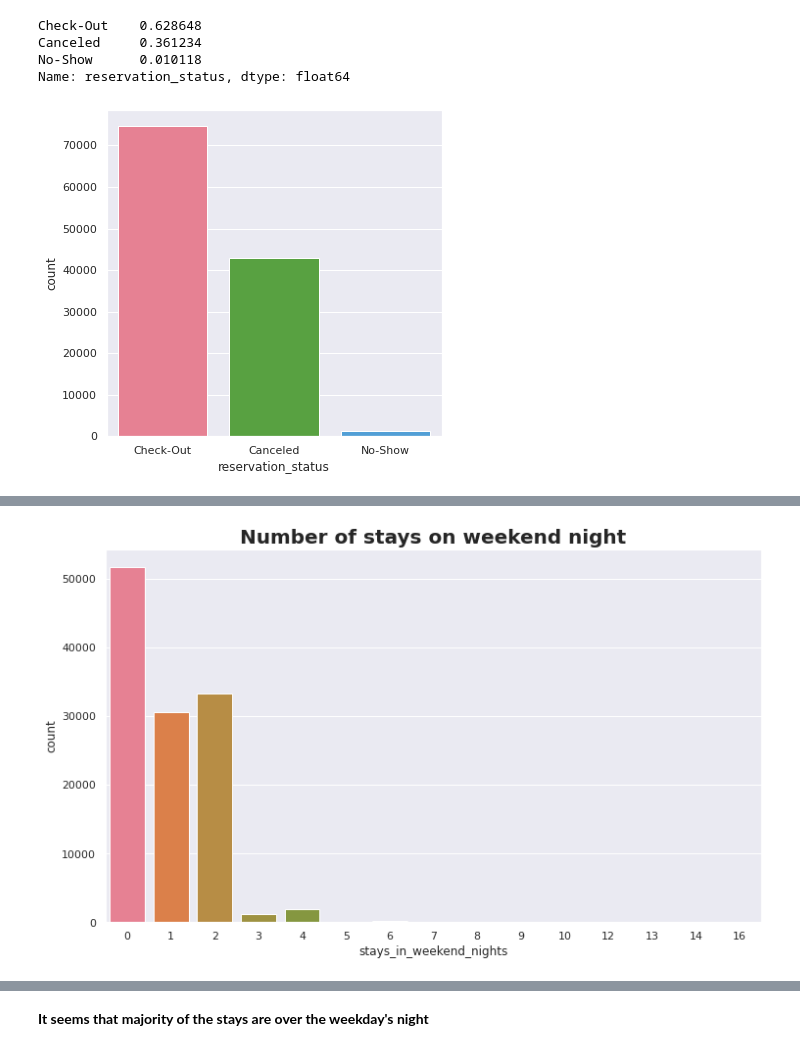
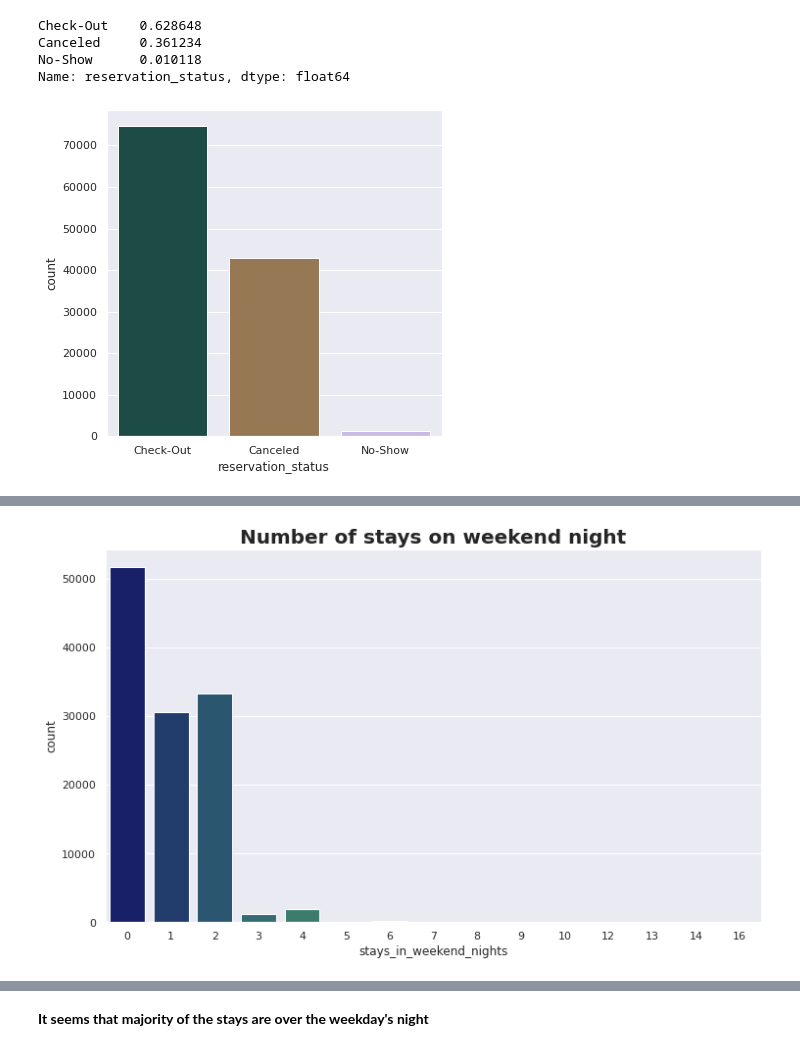
Before and after one commit to praveenbejo95/Hotel-booking-analysis-EDA-, a Jupyter notebook: Hotel_Booking_Analysis_EDA_Capstone_Project.ipynb, the cells around one changed output, grey strips where cells are left out. Cells and saved outputs as stored; diff of their text form; code cells hidden in the pictures.

```diff
--- a/Hotel_Booking_Analysis_EDA_Capstone_Project.ipynb
+++ b/Hotel_Booking_Analysis_EDA_Capstone_Project.ipynb
@@ -367,10 +367,10 @@ Name: reservation_status, dtype: float64
 # %%
 plt.figure(figsize=(6,6))
 sns.set_theme(style="darkgrid")
-sns.countplot(df['reservation_status'],palette='husl')
+sns.countplot(df['reservation_status'],palette='cubehelix')
 plt.show()
 # %% [output]
-[figure, old version]
+[figure, new version]
 # %%
 #let's see whether the stay is over weekend or weekday.
 df.stays_in_weekend_nights.value_counts(normalize=True)
@@ -394,11 +394,11 @@ Name: stays_in_weekend_nights, dtype: float64
 # %%
 plt.figure(figsize=(12,7))
 sns.set_theme(style="darkgrid")
-sns.countplot(df['stays_in_weekend_nights'],palette='husl')
+sns.countplot(df['stays_in_weekend_nights'],palette='gist_earth')
 plt.title('Number of stays on weekend night',fontweight="bold",size=20)
 plt.show()
 # %% [output]
-[figure, old version]
+[figure, new version]
 # %%
 df.stays_in_week_nights.value_counts(normalize=True)
 # %% [output]
```
Also changed, not shown: parts of 15 cells of this notebook.
